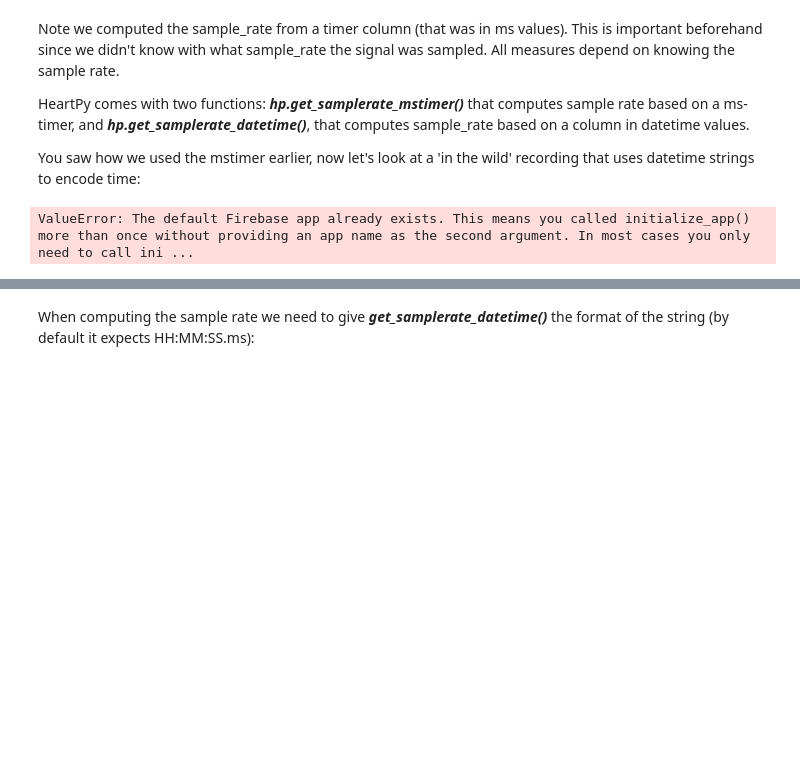
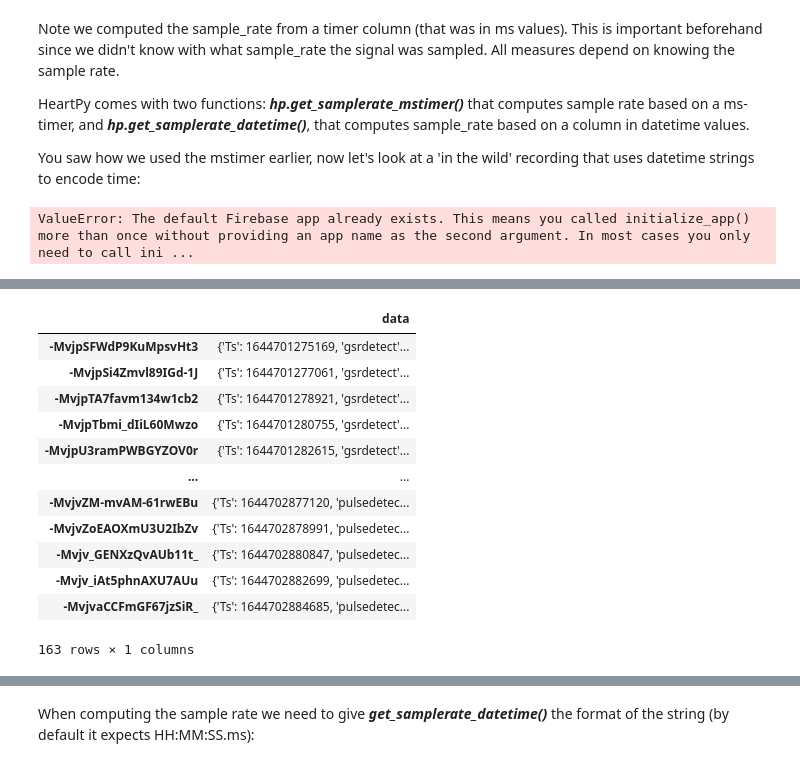
Before and after one commit to chuanisawesome/Hardware-Software_SAD_Project, a Jupyter notebook: test_sensors/AzureFirebasePy/Analysing_a_PPG_signal.ipynb, the cells around one changed output, grey strips where cells are left out. Cells and saved outputs as stored; diff of their text form; code cells hidden in the pictures; blank space fills up the shorter version.

```diff
--- a/test_sensors/AzureFirebasePy/Analysing_a_PPG_signal.ipynb
+++ b/test_sensors/AzureFirebasePy/Analysing_a_PPG_signal.ipynb
@@ -164,0 +161,17 @@ datah = np.array(datah)
+# %%
+df.shape
+df
+# %% [output]
+|  | data |
+| -MvjpSFWdP9KuMpsvHt3 | {'Ts': 1644701275169, 'gsrdetect'... |
+| -MvjpSi4Zmvl89IGd-1J | {'Ts': 1644701277061, 'gsrdetect'... |
+| -MvjpTA7favm134w1cb2 | {'Ts': 1644701278921, 'gsrdetect'... |
+| -MvjpTbmi_dIiL60Mwzo | {'Ts': 1644701280755, 'gsrdetect'... |
+| -MvjpU3ramPWBGYZOV0r | {'Ts': 1644701282615, 'gsrdetect'... |
+| ... | ... |
+| -MvjvZM-mvAM-61rwEBu | {'Ts': 1644702877120, 'pulsedetec... |
+| -MvjvZoEAOXmU3U2IbZv | {'Ts': 1644702878991, 'pulsedetec... |
+| -Mvjv_GENXzQvAUb11t_ | {'Ts': 1644702880847, 'pulsedetec... |
+| -Mvjv_iAt5phnAXU7AUu | {'Ts': 1644702882699, 'pulsedetec... |
+| -MvjvaCCFmGF67jzSiR_ | {'Ts': 1644702884685, 'pulsedetec... |
+163 rows × 1 columns
```
Also changed, not shown: parts of 19 cells of this notebook.
